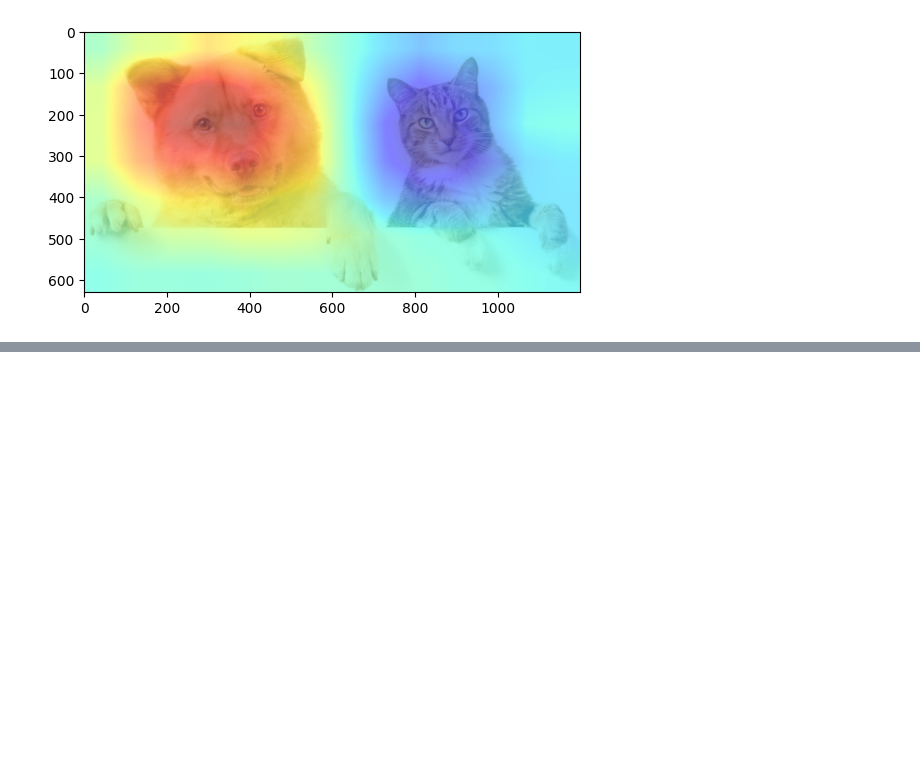
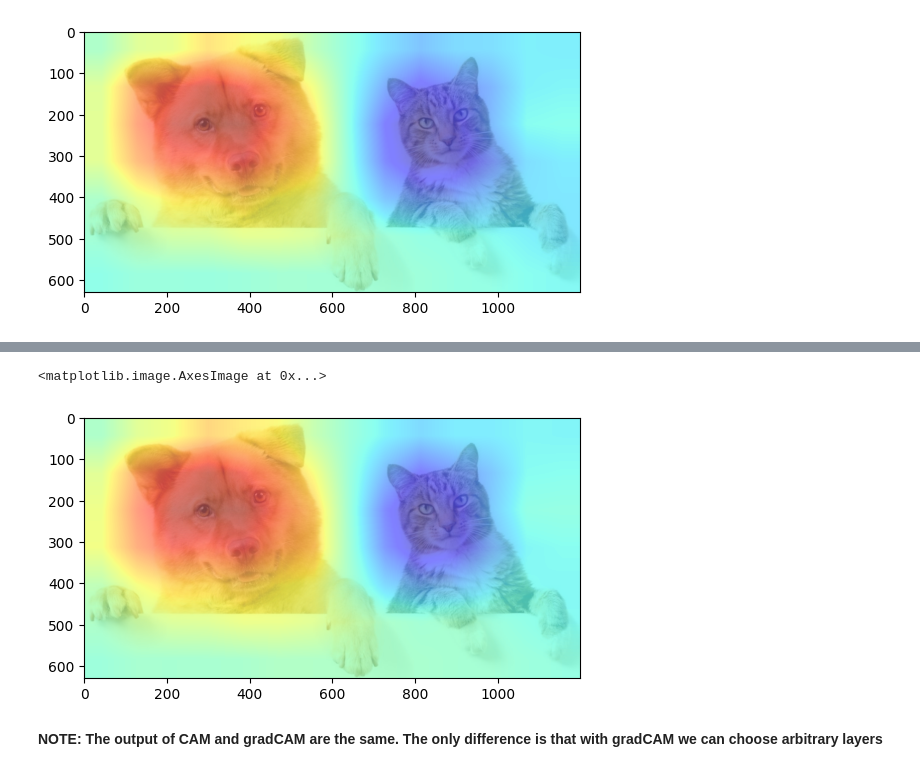
Before and after one commit to tutorials101/gradCAM, a Jupyter notebook: saliency_maps.ipynb, the cells around one changed output, grey strips where cells are left out. Drawn from its saved outputs; the diff is of its cells as text; code cells hidden in the pictures; blank space fills up the shorter version.

```diff
--- a/saliency_maps.ipynb
+++ b/saliency_maps.ipynb
@@ -256,0 +251,8 @@ probs.max()
+# %%
+plt.imshow(img, alpha=0.5)
+plt.imshow(cv2.resize(gradcam, img.size), alpha=0.5, cmap='jet')
+# %% [output]
+<matplotlib.image.AxesImage at 0x...>
+[figure, added]
+# %% [markdown]
+**NOTE: The output of CAM and gradCAM are the same. The only difference is that with gradCAM we can choose arbitrary layers**
```
Also changed, not shown: parts of 27 cells of this notebook.
